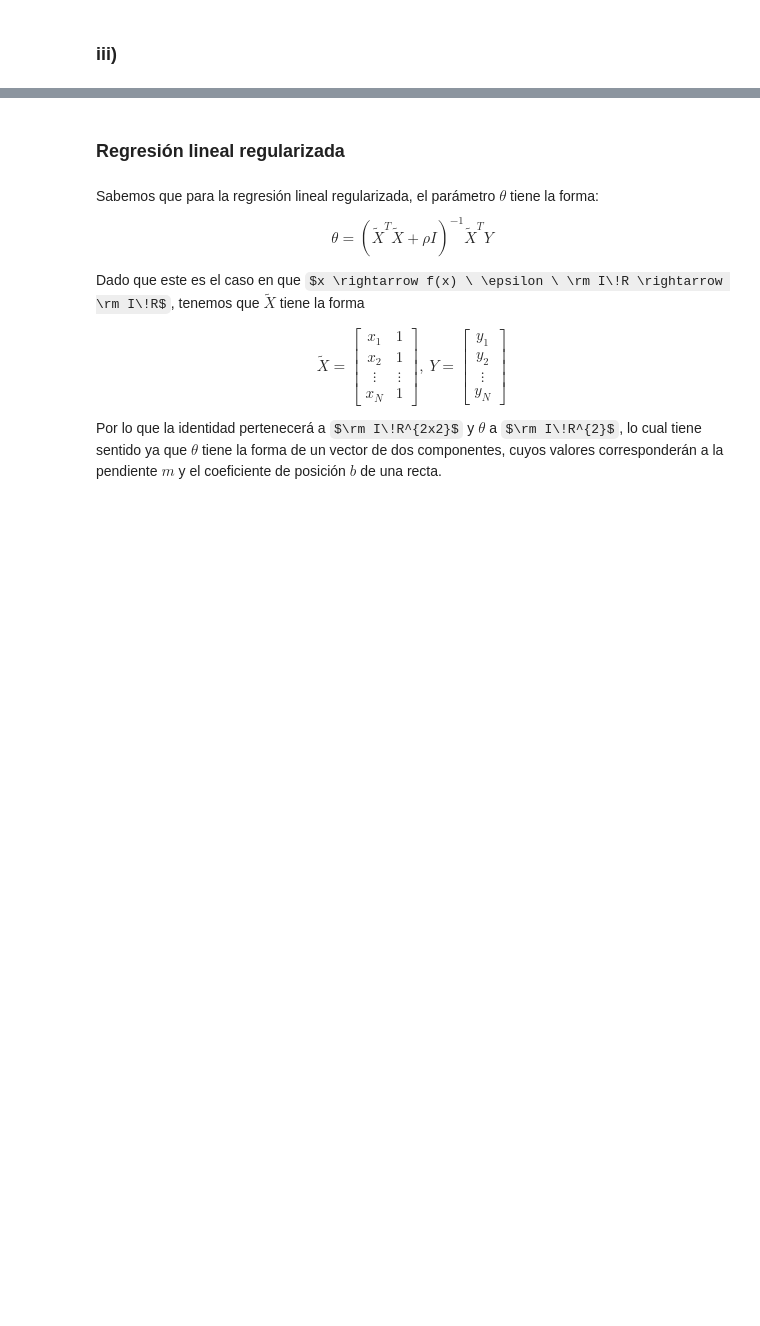
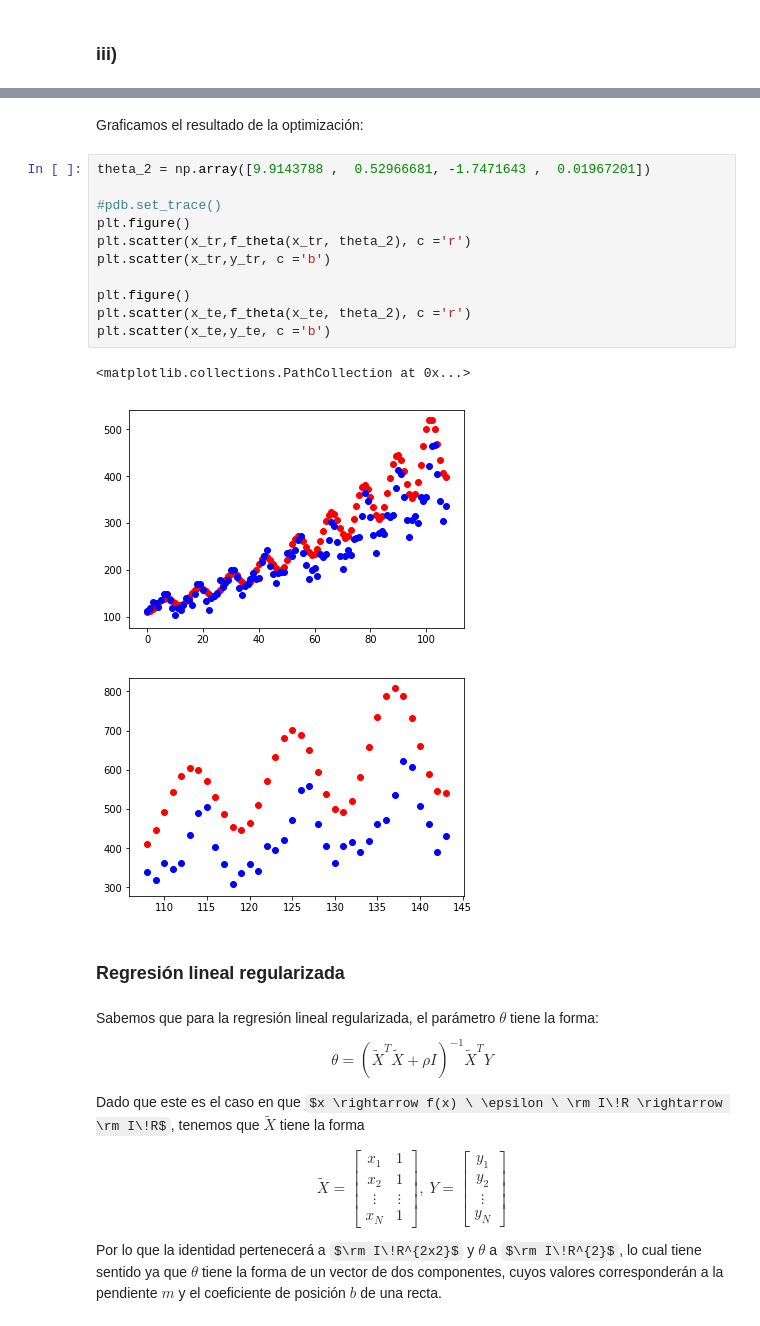
Before and after one commit to martinKindall/aprendizaje_probabilistico_uchile, a Jupyter notebook: Tarea2/tarea2_martin_cornejo.ipynb, the cells around one changed output, grey strips where cells are left out. Cells and saved outputs as stored; diff of their text form; some formulas as TeX source; blank space fills up the shorter version.

```diff
--- a/Tarea2/tarea2_martin_cornejo.ipynb
+++ b/Tarea2/tarea2_martin_cornejo.ipynb
@@ -126,3 +144,20 @@ opt.minimize(cost_func, theta_1, args=(x_tr, y_tr), method='BFGS')
+# %% [markdown]
+Graficamos el resultado de la optimización:
+# %%
+theta_2 = np.array([9.9143788 ,  0.52966681, -1.7471643 ,  0.01967201])
+
+#pdb.set_trace()
+plt.figure()
+plt.scatter(x_tr,f_theta(x_tr, theta_2), c ='r')
+plt.scatter(x_tr,y_tr, c ='b')
+
+plt.figure()
+plt.scatter(x_te,f_theta(x_te, theta_2), c ='r')
+plt.scatter(x_te,y_te, c ='b')
+# %% [output]
+<matplotlib.collections.PathCollection at 0x...>
+[figure, added]
+[figure, added]
 # %% [markdown]
 ### Regresión lineal regularizada
 # %% [markdown]
```
Also changed, not shown: parts of 3 cells of this notebook.
